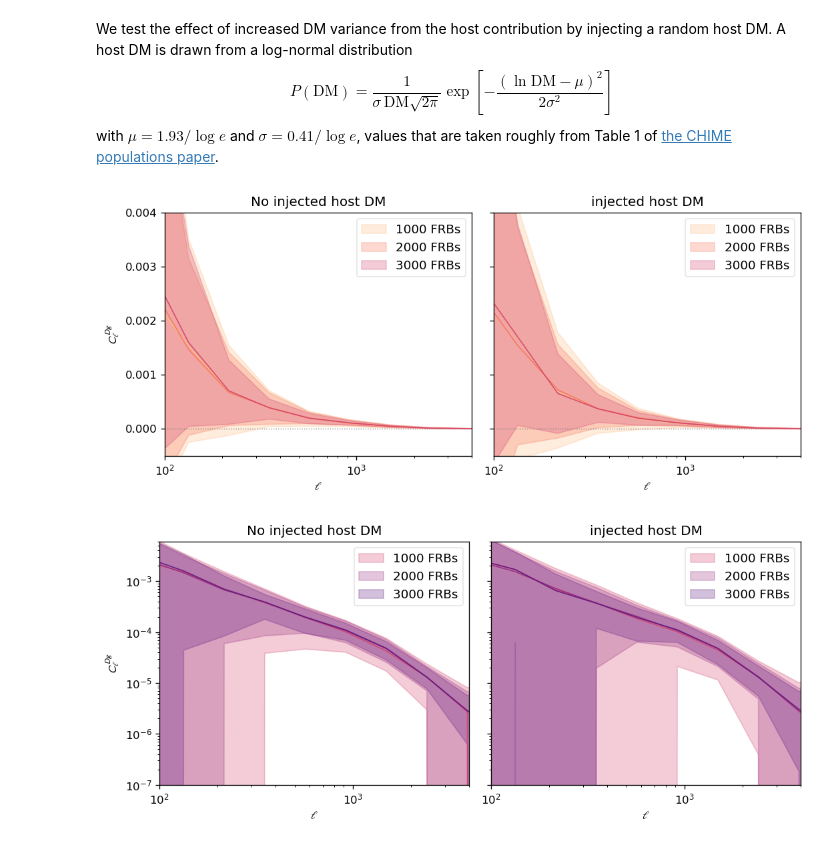
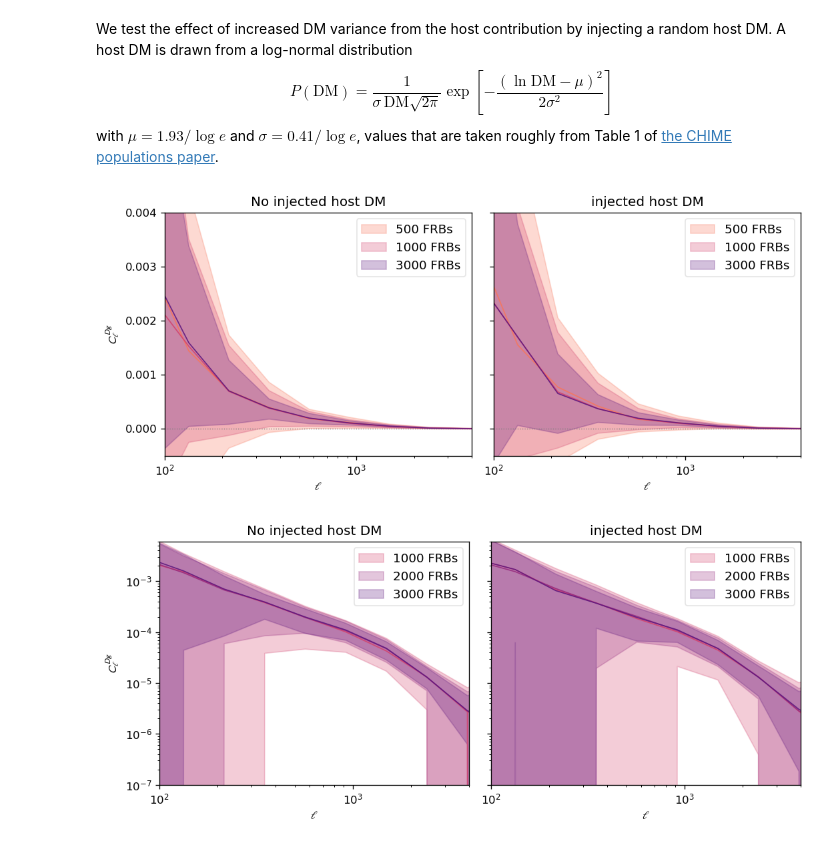
Before and after one commit to aqcheng/illustris_frb, a Jupyter notebook: notebooks/experiments.ipynb, the cells around one changed output. Drawn from its saved outputs; the diff is of its cells as text; code cells hidden in the pictures.

Commit message:
fixed some figures

```diff
--- a/notebooks/experiments.ipynb
+++ b/notebooks/experiments.ipynb
@@ -353,12 +356,12 @@ $$ P(\text{DM}) = \frac{1}{\sigma\,\text{DM} \sqrt{2\pi}} \exp \left[-\frac{(\ln
 with $\mu = 1.93 / \log e$ and $\sigma = 0.41 / \log e$, values that are taken roughly from Table 1 of [the CHIME populations paper](https://arxiv.org/pdf/2207.14316).
 # %%
 _ = generate_plots((res['n_frbs_sfrweight'], res['n_frbs_injhostDM']),
-                   titles=('No injected host DM', 'injected host DM'), colors=magma[:3]+magma[4:],
-                   whichkeys=(1000, 2000, 3000), ref_ClDg=None, labels=lambda x: f'{x} FRBs',
+                   titles=('No injected host DM', 'injected host DM'), colors=magma[1:3]+magma[4:],
+                   whichkeys=(500, 1000, 3000), ref_ClDg=None, labels=lambda x: f'{x} FRBs',
                    plotinterval=True)
 plt.savefig(os.path.join(figpath, 'n_frbs_inj_hostDM.pdf'))
 # %% [output]
-[figure, old version]
+[figure, new version]
 # %%
 _ = generate_plots((res['n_frbs_sfrweight'], res['n_frbs_injhostDM']),
                    titles=('No injected host DM', 'injected host DM'), colors=magma[2:],
```
Also changed, not shown: parts of 8 cells of this notebook.
